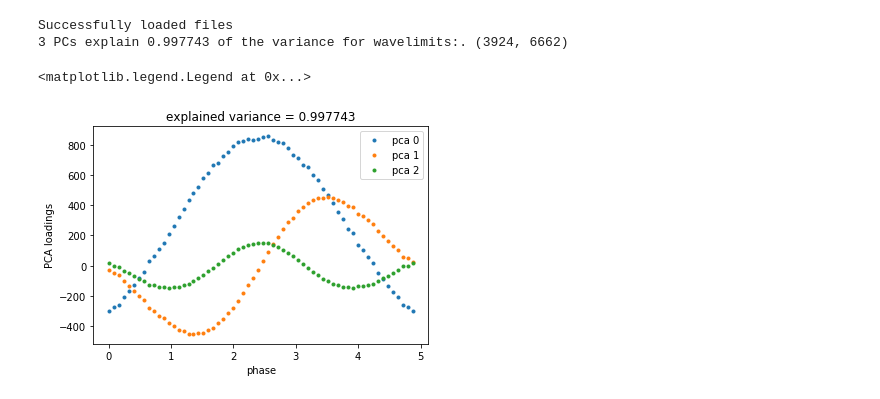
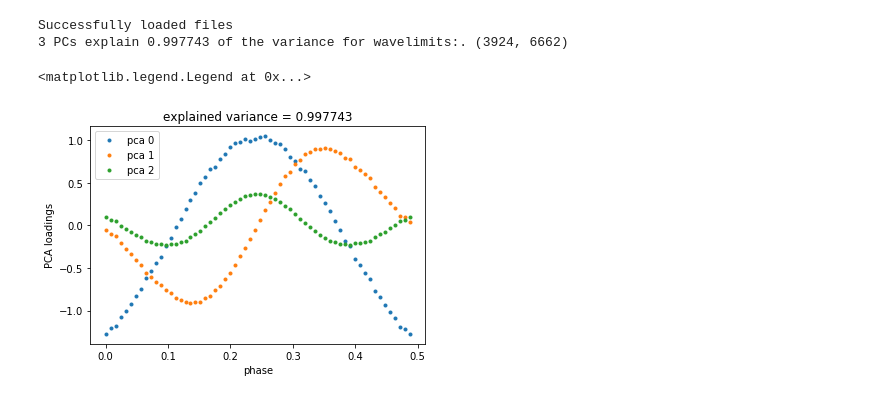
Before and after one commit to silburt/tau-ceti, a Jupyter notebook: simulated_spectra/gp_model.ipynb, the cells around one changed output. Saved outputs shown, nothing was run; the diff lists cells and outputs as text; code cells hidden in the pictures.

```diff
--- a/simulated_spectra/gp_model.ipynb
+++ b/simulated_spectra/gp_model.ipynb
@@ -11,29 +11,36 @@ dir_ = "simulated_spectra/"   # data directory
 pcs = 3                       # number of pca components
 WL = (3924, 6662)             # single range
 
-x, v, z, xs_hat, x_hat, wavelengths, ev = pca.do_PCA(dir_, WL, pcs, 1)
+x, v, z_raw, xs_hat, x_hat, wavelengths, ev = pca.do_PCA(dir_, WL, pcs, 1)
+phases_raw = np.load('files/phases.npy')
 # %% [output]
 Successfully loaded files
 3 PCs explain 0.997743 of the variance for wavelimits:. (3924, 6662)
 # %%
-phases = np.load('files/phases.npy')
+def prep_data(phases, z, rescale_fac, l1=-np.inf, l2=np.inf, re_center=1):
+    index = (phases > l1) & (phases < l2)
 
-# cut index
-index = (phases > -0.25)&(phases < 0.25)
-z = z[index]
-phases = phases[index]
+    phases = phases[index]
+    phases -= np.min(phases)
+    z = z[index]
+    z = z/rescale_fac
 
-phases -= np.min(phases)
-phases *= 10
+    if re_center == 1: # after removing baseline points, GP requires 0 mean
+        for i in range(z.shape[1]):
+            z[:,i] -= np.mean(z[:,i])
+    return phases, z
+
+phases, z = prep_data(phases_raw, z_raw, 500, -0.25, 0.25)
+
 for i in range(pcs):
     plt.plot(phases, z[:,i], '.', label='pca %d'%i)
 plt.ylabel('PCA loadings')
 plt.xlabel('phase')
 plt.title('explained variance = %f'%ev)
 plt.legend()
 # %% [output]
 <matplotlib.legend.Legend at 0x...>
-[figure, old version]
+[figure, new version]
 # %%
 # Prepare Data
 n = len(z)
```
Also changed, not shown: parts of 5 cells of this notebook, 1 other file.
